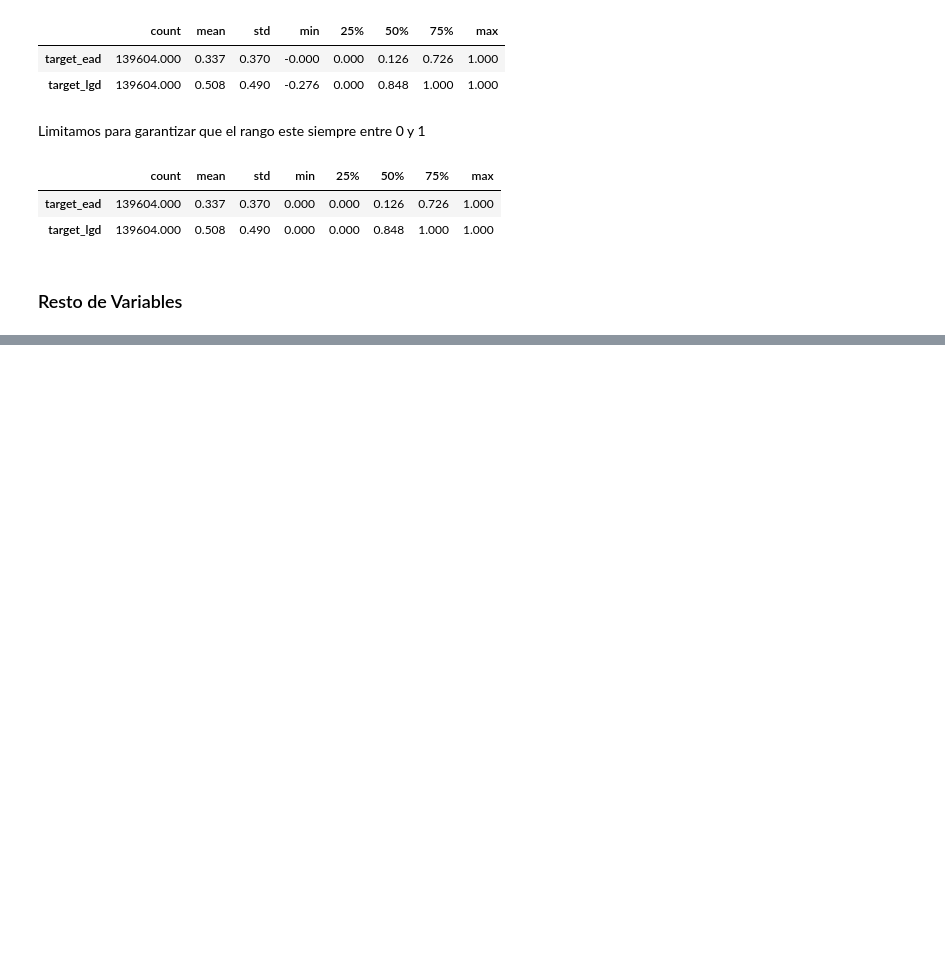
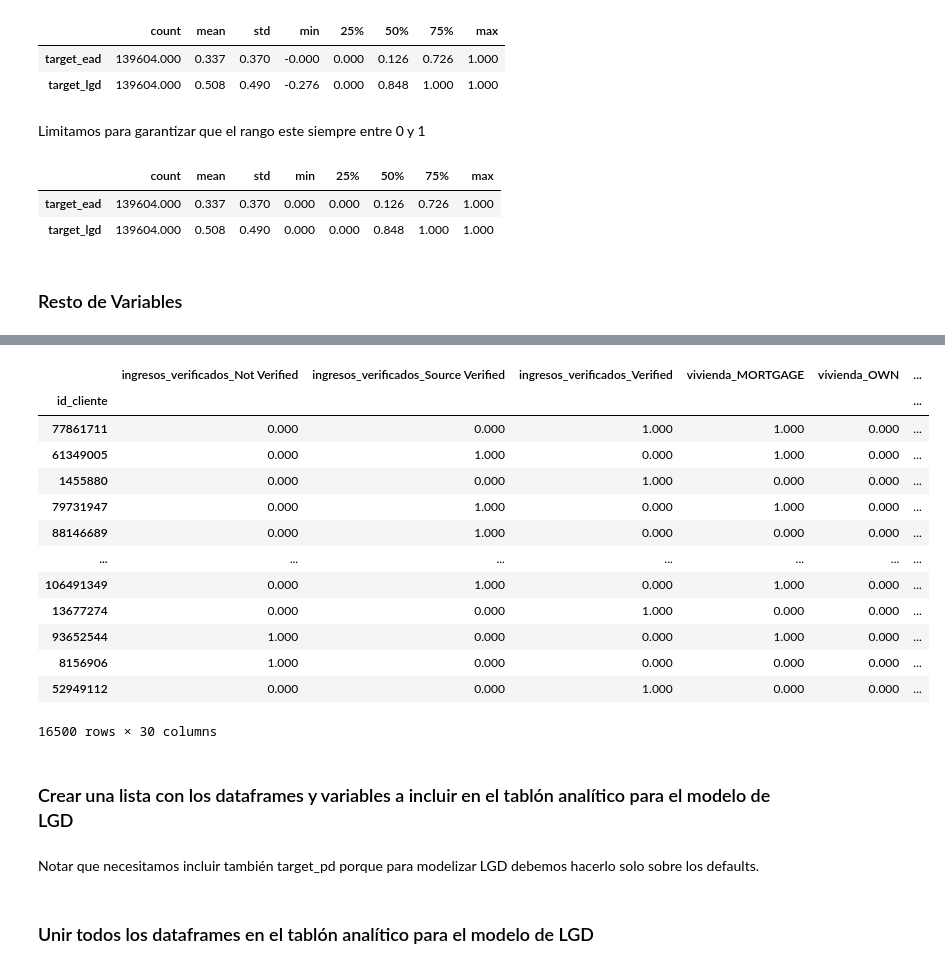
Before and after one commit to PabloHVega/RiesgosScoring, a Jupyter notebook: 03_notebooks/04_Transformacion_Datos.ipynb, the cells around one changed output, grey strips where cells are left out. Drawn from its saved outputs; the diff is of its cells as text; code cells hidden in the pictures; blank space fills up the shorter version.

```diff
--- a/03_notebooks/04_Transformacion_Datos.ipynb
+++ b/03_notebooks/04_Transformacion_Datos.ipynb
@@ -173,0 +490,23 @@ num[['target_ead', 'target_lgd']].describe().T
+# %%
+# Filtrar solo los clientes que incumplieron y eliminar la variable target_pd
+df_ead = df_ead[df_ead.target_pd == 1 ].drop(columns='target_pd')
+df_ead
+# %% [output]
+|  | ingresos_verificados_Not Verified | ingresos_verificados_Source Verified | ingresos_verificados_Verified | vivienda_MORTGAGE | vivienda_OWN | ... |
+| id_cliente |  |  |  |  |  | ... |
+| 77861711 | 0.000 | 0.000 | 1.000 | 1.000 | 0.000 | ... |
+| 61349005 | 0.000 | 1.000 | 0.000 | 1.000 | 0.000 | ... |
+| 1455880 | 0.000 | 0.000 | 1.000 | 0.000 | 0.000 | ... |
+| 79731947 | 0.000 | 1.000 | 0.000 | 1.000 | 0.000 | ... |
+| 88146689 | 0.000 | 1.000 | 0.000 | 0.000 | 0.000 | ... |
+| ... | ... | ... | ... | ... | ... | ... |
+| 106491349 | 0.000 | 1.000 | 0.000 | 1.000 | 0.000 | ... |
+| 13677274 | 0.000 | 0.000 | 1.000 | 0.000 | 0.000 | ... |
+| 93652544 | 1.000 | 0.000 | 0.000 | 1.000 | 0.000 | ... |
+| 8156906 | 1.000 | 0.000 | 0.000 | 0.000 | 0.000 | ... |
+| 52949112 | 0.000 | 0.000 | 1.000 | 0.000 | 0.000 | ... |
+16500 rows × 30 columns
+# %% [markdown]
+### Crear una lista con los dataframes y variables a incluir en el tablón analítico para el modelo de LGD
+# %% [markdown]
+Notar que necesitamos incluir también target_pd porque para modelizar LGD debemos hacerlo solo sobre los defaults.
@@ -173,0 +515,2 @@ num[['target_ead', 'target_lgd']].describe().T
+# %% [markdown]
+### Unir todos los dataframes en el tablón analítico para el modelo de LGD
```
Also changed, not shown: parts of 79 cells of this notebook, 3 other files.
